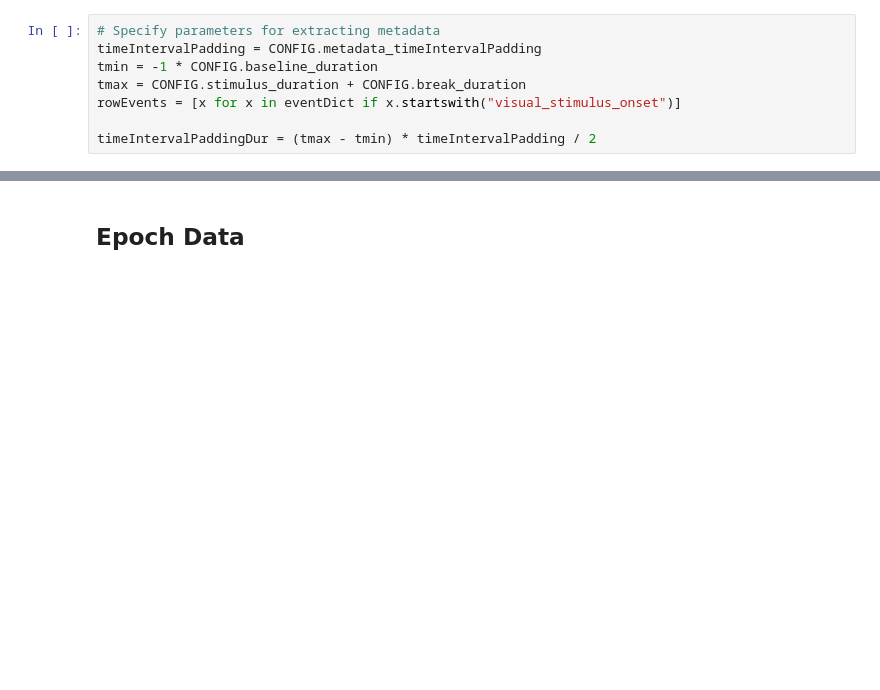
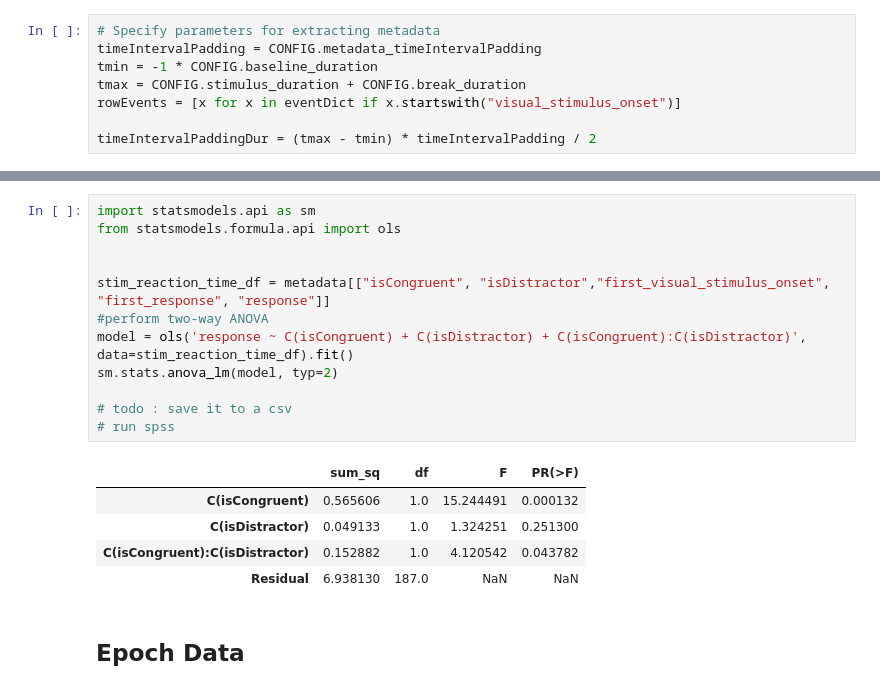
Before and after one commit to ovi-lab/OVStroop, a Jupyter notebook: py_analysis/main.ipynb, the cells around one changed output, grey strips where cells are left out. Cells and saved outputs as stored; diff of their text form; blank space fills up the shorter version.

```diff
--- a/py_analysis/main.ipynb
+++ b/py_analysis/main.ipynb
@@ -217,3 +222,21 @@ metadata
+# %%
+import statsmodels.api as sm
+from statsmodels.formula.api import ols
+
+
+stim_reaction_time_df = metadata[["isCongruent", "isDistractor","first_visual_stimulus_onset", "first_response", "response"]]
+#perform two-way ANOVA
+model = ols('response ~ C(isCongruent) + C(isDistractor) + C(isCongruent):C(isDistractor)', data=stim_reaction_time_df).fit()
+sm.stats.anova_lm(model, typ=2)
+
+# todo : save it to a csv
+# run spss
+# %% [output]
+|  | sum_sq | df | F | PR(>F) |
+| C(isCongruent) | 0.565606 | 1.0 | 15.244491 | 0.000132 |
+| C(isDistractor) | 0.049133 | 1.0 | 1.324251 | 0.251300 |
+| C(isCongruent):C(isDistractor) | 0.152882 | 1.0 | 4.120542 | 0.043782 |
+| Residual | 6.938130 | 187.0 | NaN | NaN |
 # %% [markdown]
 ## Epoch Data
 # %%
```
Also changed, not shown: parts of 3 cells of this notebook, 6 other files.
